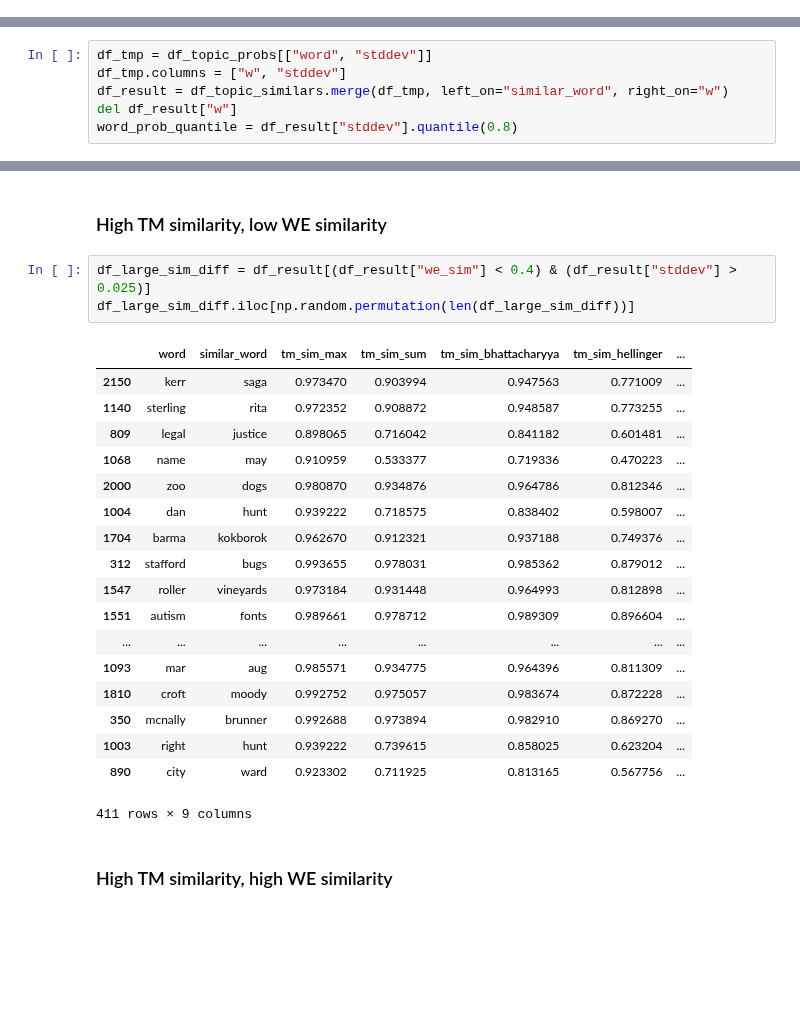
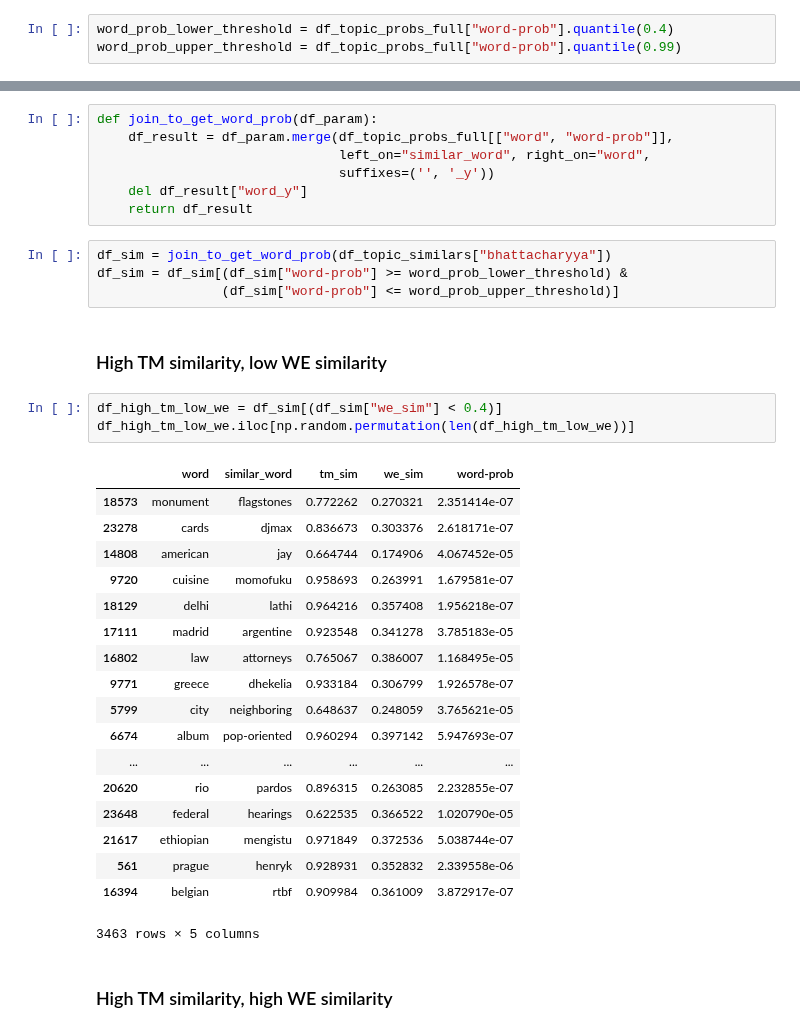
Before and after one commit to knub/master-thesis, a Jupyter notebook: notebooks/Topics.ipynb, the cells around one changed output, grey strips where cells are left out. Saved outputs shown, nothing was run; the diff lists cells and outputs as text; blank space fills up the shorter version.

```diff
--- a/notebooks/Topics.ipynb
+++ b/notebooks/Topics.ipynb
@@ -68,6 +55,9 @@ Load vectors
 Load topic probs
 Load topics
 Load topic similars
+# %%
+word_prob_lower_threshold = df_topic_probs_full["word-prob"].quantile(0.4)
+word_prob_upper_threshold = df_topic_probs_full["word-prob"].quantile(0.99)
 # %% [markdown]
 # Topic Probs Analysis
 # %%
@@ -244,6 +252,0 @@ we_percentile
-# %%
-df_tmp = df_topic_probs[["word", "stddev"]]
-df_tmp.columns = ["w", "stddev"]
-df_result = df_topic_similars.merge(df_tmp, left_on="similar_word", right_on="w")
-del df_result["w"]
-word_prob_quantile = df_result["stddev"].quantile(0.8)
@@ -250,27 +260,38 @@ word_prob_quantile = df_result["stddev"].quantile(0.8)
+# %%
+def join_to_get_word_prob(df_param):
+    df_result = df_param.merge(df_topic_probs_full[["word", "word-prob"]],
+                               left_on="similar_word", right_on="word",
+                               suffixes=('', '_y'))
+    del df_result["word_y"]
+    return df_result
+# %%
+df_sim = join_to_get_word_prob(df_topic_similars["bhattacharyya"])
+df_sim = df_sim[(df_sim["word-prob"] >= word_prob_lower_threshold) &
+                (df_sim["word-prob"] <= word_prob_upper_threshold)]
 # %% [markdown]
 ### High TM similarity, low WE similarity
 # %%
-df_large_sim_diff = df_result[(df_result["we_sim"] < 0.4) & (df_result["stddev"] > 0.025)]
-df_large_sim_diff.iloc[np.random.permutation(len(df_large_sim_diff))]
+df_high_tm_low_we = df_sim[(df_sim["we_sim"] < 0.4)]
+df_high_tm_low_we.iloc[np.random.permutation(len(df_high_tm_low_we))]
 # %% [output]
-|  | word | similar_word | tm_sim_max | tm_sim_sum | tm_sim_bhattacharyya | tm_sim_hellinger | ... |
-| 2150 | kerr | saga | 0.973470 | 0.903994 | 0.947563 | 0.771009 | ... |
-| 1140 | sterling | rita | 0.972352 | 0.908872 | 0.948587 | 0.773255 | ... |
-| 809 | legal | justice | 0.898065 | 0.716042 | 0.841182 | 0.601481 | ... |
-| 1068 | name | may | 0.910959 | 0.533377 | 0.719336 | 0.470223 | ... |
-| 2000 | zoo | dogs | 0.980870 | 0.934876 | 0.964786 | 0.812346 | ... |
-| 1004 | dan | hunt | 0.939222 | 0.718575 | 0.838402 | 0.598007 | ... |
-| 1704 | barma | kokborok | 0.962670 | 0.912321 | 0.937188 | 0.749376 | ... |
-| 312 | stafford | bugs | 0.993655 | 0.978031 | 0.985362 | 0.879012 | ... |
-| 1547 | roller | vineyards | 0.973184 | 0.931448 | 0.964993 | 0.812898 | ... |
-| 1551 | autism | fonts | 0.989661 | 0.978712 | 0.989309 | 0.896604 | ... |
-| ... | ... | ... | ... | ... | ... | ... | ... |
-| 1093 | mar | aug | 0.985571 | 0.934775 | 0.964396 | 0.811309 | ... |
-| 1810 | croft | moody | 0.992752 | 0.975057 | 0.983674 | 0.872228 | ... |
-| 350 | mcnally | brunner | 0.992688 | 0.973894 | 0.982910 | 0.869270 | ... |
-| 1003 | right | hunt | 0.939222 | 0.739615 | 0.858025 | 0.623204 | ... |
-| 890 | city | ward | 0.923302 | 0.711925 | 0.813165 | 0.567756 | ... |
+|  | word | similar_word | tm_sim | we_sim | word-prob |
+| 18573 | monument | flagstones | 0.772262 | 0.270321 | 2.351414e-07 |
+| 23278 | cards | djmax | 0.836673 | 0.303376 | 2.618171e-07 |
+| 14808 | american | jay | 0.664744 | 0.174906 | 4.067452e-05 |
+| 9720 | cuisine | momofuku | 0.958693 | 0.263991 | 1.679581e-07 |
+| 18129 | delhi | lathi | 0.964216 | 0.357408 | 1.956218e-07 |
+| 17111 | madrid | argentine | 0.923548 | 0.341278 | 3.785183e-05 |
+| 16802 | law | attorneys | 0.765067 | 0.386007 | 1.168495e-05 |
+| 9771 | greece | dhekelia | 0.933184 | 0.306799 | 1.926578e-07 |
+| 5799 | city | neighboring | 0.648637 | 0.248059 | 3.765621e-05 |
+| 6674 | album | pop-oriented | 0.960294 | 0.397142 | 5.947693e-07 |
+| ... | ... | ... | ... | ... | ... |
+| 20620 | rio | pardos | 0.896315 | 0.263085 | 2.232855e-07 |
+| 23648 | federal | hearings | 0.622535 | 0.366522 | 1.020790e-05 |
+| 21617 | ethiopian | mengistu | 0.971849 | 0.372536 | 5.038744e-07 |
+| 561 | prague | henryk | 0.928931 | 0.352832 | 2.339558e-06 |
+| 16394 | belgian | rtbf | 0.909984 | 0.361009 | 3.872917e-07 |
-411 rows × 9 columns
+3463 rows × 5 columns
 # %% [markdown]
 ### High TM similarity, high WE similarity
 # %%
```
Also changed, not shown: parts of 31 cells of this notebook, 2 other files.
